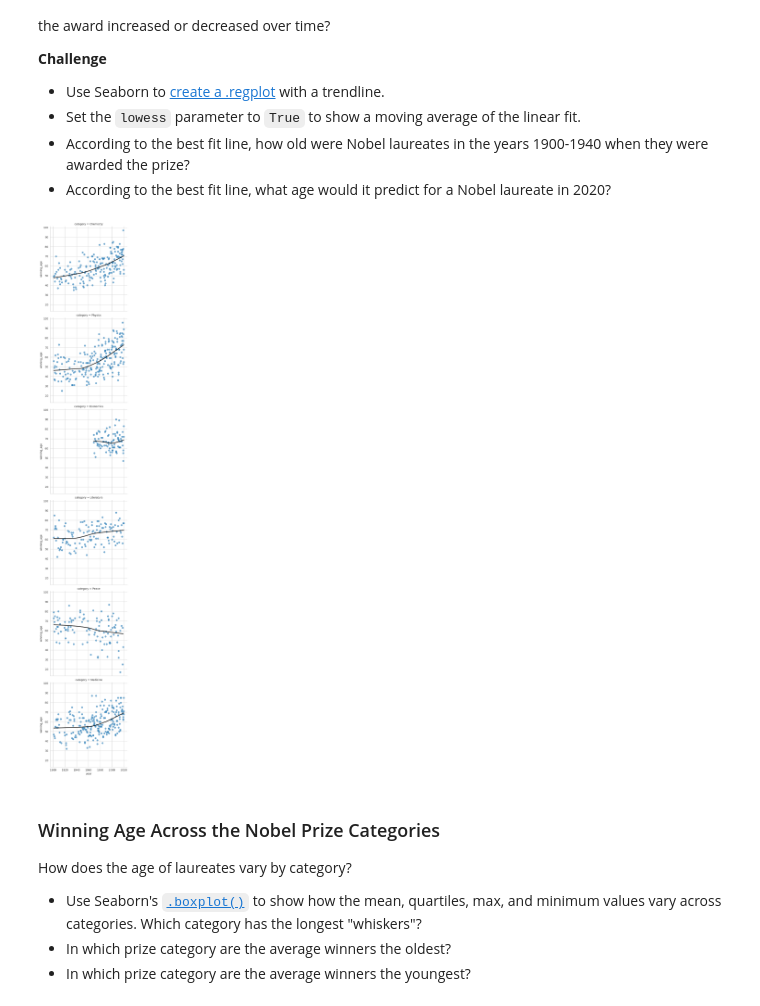
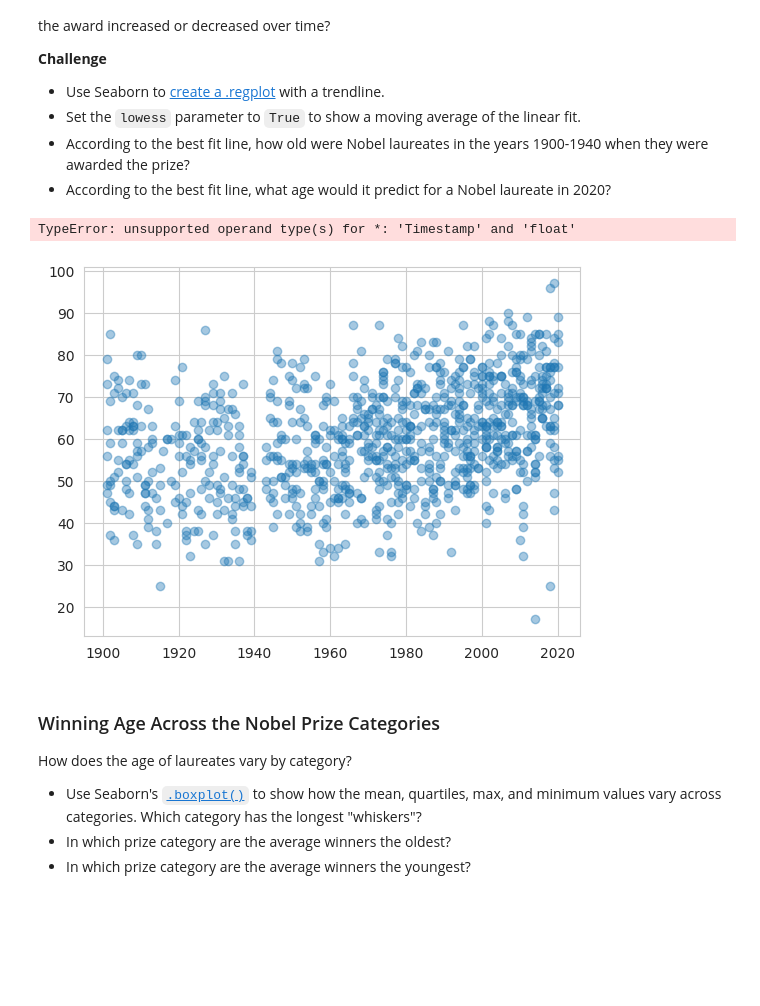
Before and after one commit to DamiTheCraftyPythonista/Data-Analysis-example-project-Nobel-Price, a Jupyter notebook: Nobel_Prize_Analysis_(start).ipynb, the cells around one changed output. Cells and saved outputs as stored; diff of their text form; code cells hidden in the pictures; blank space fills up the shorter version.

```diff
--- a/Nobel_Prize_Analysis_(start).ipynb
+++ b/Nobel_Prize_Analysis_(start).ipynb
@@ -765,11 +748,9 @@ df_data['birth_date'] = pd.to_datetime(df_data.birth_date, yearfirst=True)
 birth_years = df_data.birth_date.dt.year
 prize_years = df_data.year.dt.year
 
-# df_data['winning_age'] = prize_years - birth_years
+df_data['winning_age'] = prize_years - birth_years
 # df_data['winning_age'].drop(df_data['winning_age'].isna() == True, axis=0, inplace=True)
-# df_data['winning_age']
-
-df_data
+df_data.head(5)
 # %% [output]
 |  | year | category | prize | motivation | prize_share | laureate_type | full_name | birth_date | birth_city | ... |
 | 0 | 1901-01-01 | Chemistry | The Nobel Prize in Chemistry 1901 | "in recognition of the extraordin... | 1/1 | Individual | Jacobus Henricus van 't Hoff | 1852-08-30 | Rotterdam | ... |
@@ -787,7 +761,5 @@ df_data
 # %%
 df_data.sort_values('winning_age', ascending=False, inplace=True)
-a = df_data[df_data['winning_age'].isna() == False]
-m = a['winning_age'].mean()
-print(m)
-a
+df_data_ages = df_data[df_data['winning_age'].isna() == False]
+df_data_ages.describe()
 # %% [output]
@@ -882,15 +819,14 @@ Are Nobel laureates being nominated later in life than before? Have the ages of
 * According to the best fit line, how old were Nobel laureates in the years 1900-1940 when they were awarded the prize?
 * According to the best fit line, what age would it predict for a Nobel laureate in 2020?
 # %%
+df_data_ages.sort_values('year', ascending=True)
 with sns.axes_style("whitegrid"):
-  sns.lmplot(a, x='year', y='winning_age', row='category',
-               lowess=True,
-               scatter_kws = {'alpha': 0.6},
-               line_kws = {'color': 'black'},)
-
-plt.show()
+  sns.regplot(df_data, x='year', y='winning_age', lowess=True,
+                scatter_kws = {'alpha': 0.4},
+                line_kws={'color': 'black'})
 # %% [output]
+TypeError: unsupported operand type(s) for *: 'Timestamp' and 'float'
-[figure, old version]
+[figure, new version]
 # %% [markdown]
 ### Winning Age Across the Nobel Prize Categories
 
```
Also changed, not shown: parts of 16 cells of this notebook.
